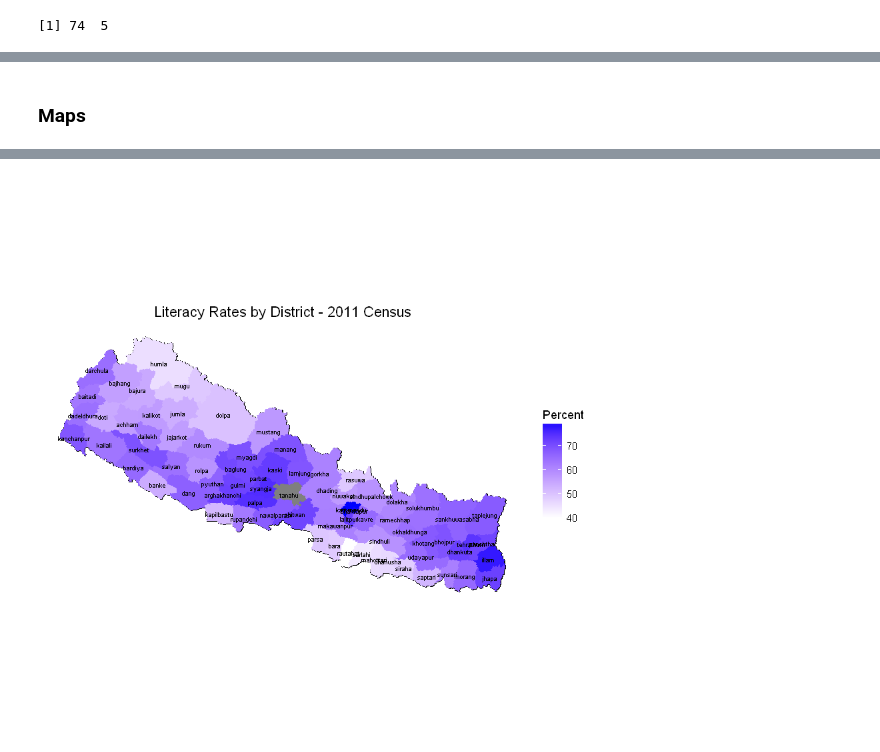
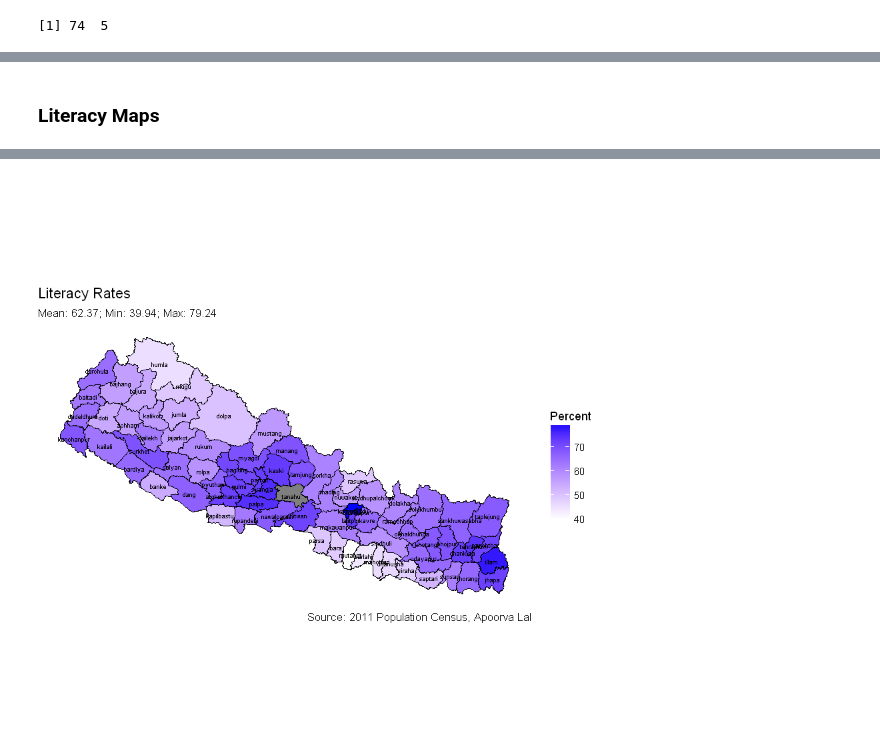
Before and after one commit to apoorvalal/census-data, a Jupyter notebook: notebooks/chloropleth_maps.ipynb, the cells around one changed output, grey strips where cells are left out. Drawn from its saved outputs; the diff is of its cells as text; code cells hidden in the pictures.

```diff
--- a/notebooks/chloropleth_maps.ipynb
+++ b/notebooks/chloropleth_maps.ipynb
@@ -161,15 +159,22 @@ dist_literacy_geo %<>% arrange(order)
 cnames <- aggregate(cbind(long, lat) ~ id, data=dist_literacy_geo,
                     FUN=function(x) mean(range(x)))
 # %% [markdown]
-### Maps
+### Literacy Maps
 # %%
-ggplot(data=dist_literacy_geo) +
+lit = ggplot(data=dist_literacy_geo) +
+    geom_polygon(aes(x=long,y=lat,group = id,fill=literacy)) +
     geom_path(aes(x=long,y=lat,group = id)) +
-    geom_polygon(aes(x=long,y=lat,group = id,fill=literacy
-                    )) +
     coord_map()+
     theme_nothing(legend = TRUE)+
     scale_fill_gradient(name="Percent",low="white", high="blue")+
-    labs(title = 'Literacy Rates by District - 2011 Census' ) +
-    geom_text(data=cnames, aes(long, lat, label = id), size=2)
+    geom_text(data=cnames, aes(long, lat, label = id), size=2)+
+    labs(title = "Literacy Rates",
+       subtitle = paste0('Mean: ',
+                         summary(dist_lev_literacy$literacy)['Mean'],
+                        '; Min: ',
+                         summary(dist_lev_literacy$literacy)['Min.'],
+                        '; Max: ',
+                         summary(dist_lev_literacy$literacy)['Max.']),
+       caption = "Source: 2011 Population Census, Apoorva Lal")
+lit
 # %% [output]
@@ -176,3 +183,3 @@ ggplot(data=dist_literacy_geo) +
-[figure, old version]
+[figure, new version]
 # %%
 mlit = ggplot(data=dist_literacy_geo) +
```
Also changed, not shown: parts of 26 cells of this notebook.
